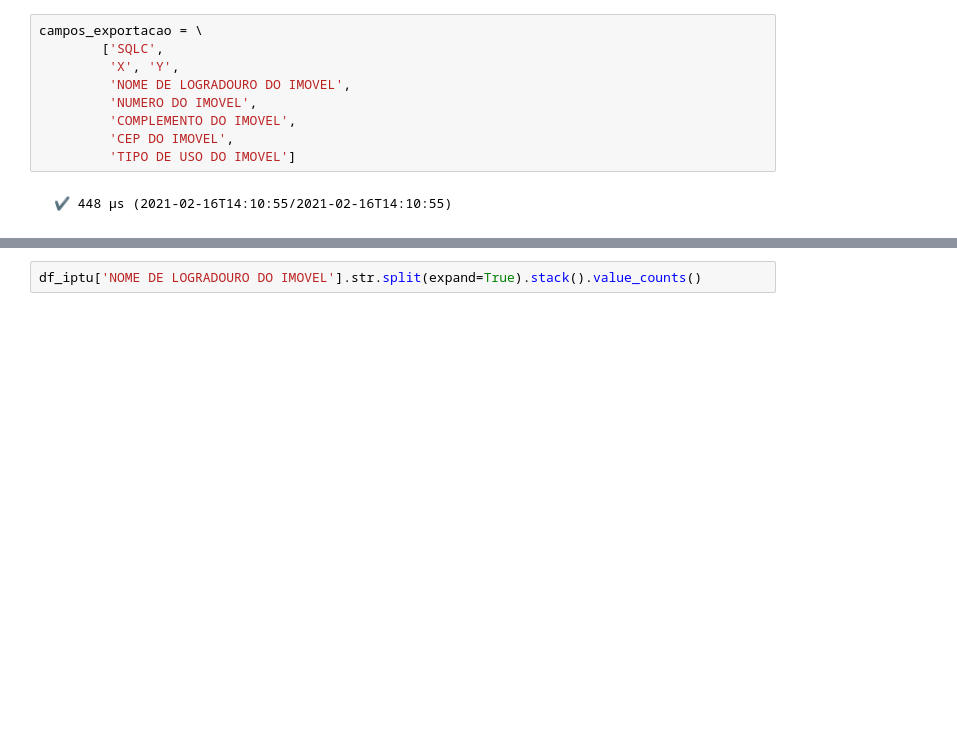
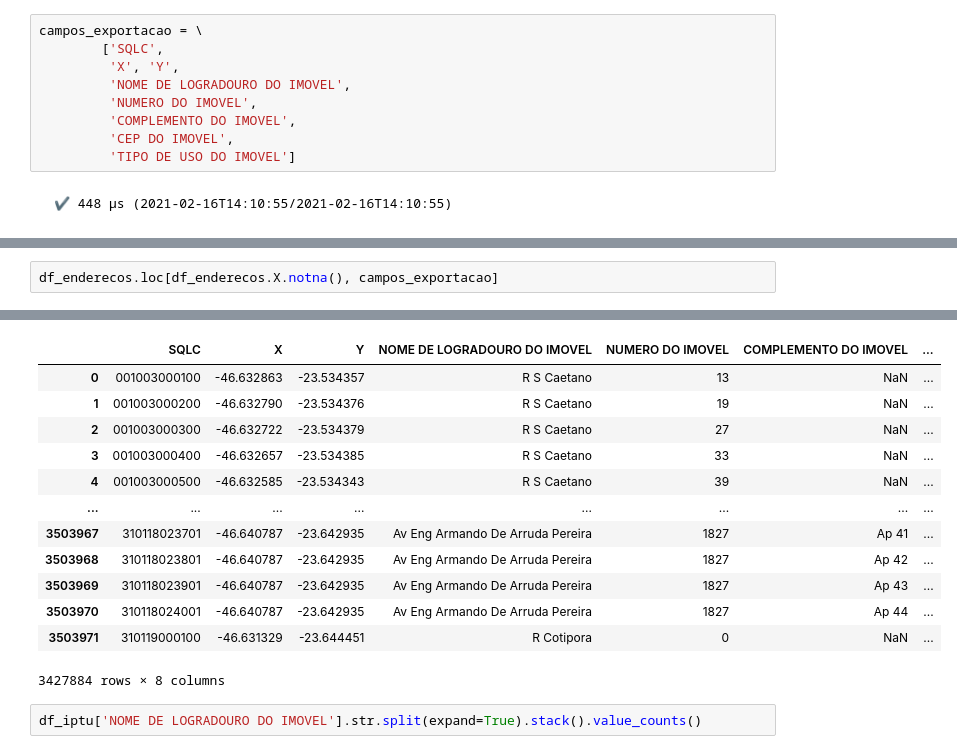
Before and after one commit to geoinfo-smdu/cadastro-fiscal, a Jupyter notebook: Gerando dados para OpenAddress.ipynb, the cells around one changed output, grey strips where cells are left out. Saved outputs shown, nothing was run; the diff lists cells and outputs as text; blank space fills up the shorter version.

```diff
--- a/Gerando dados para OpenAddress.ipynb
+++ b/Gerando dados para OpenAddress.ipynb
@@ -125,0 +155,3 @@ df_enderecos.loc[df_enderecos.X.notna(), campos_exportacao] \
+# %%
+df_enderecos.loc[df_enderecos.X.notna(), campos_exportacao]
+# %% [output]
@@ -126,3 +159,16 @@ df_enderecos.loc[df_enderecos.X.notna(), campos_exportacao] \
+|  | SQLC | X | Y | NOME DE LOGRADOURO DO IMOVEL | NUMERO DO IMOVEL | COMPLEMENTO DO IMOVEL | ... |
+| 0 | 001003000100 | -46.632863 | -23.534357 | R S Caetano | 13 | NaN | ... |
+| 1 | 001003000200 | -46.632790 | -23.534376 | R S Caetano | 19 | NaN | ... |
+| 2 | 001003000300 | -46.632722 | -23.534379 | R S Caetano | 27 | NaN | ... |
+| 3 | 001003000400 | -46.632657 | -23.534385 | R S Caetano | 33 | NaN | ... |
+| 4 | 001003000500 | -46.632585 | -23.534343 | R S Caetano | 39 | NaN | ... |
+| ... | ... | ... | ... | ... | ... | ... | ... |
+| 3503967 | 310118023701 | -46.640787 | -23.642935 | Av Eng Armando De Arruda Pereira | 1827 | Ap 41 | ... |
+| 3503968 | 310118023801 | -46.640787 | -23.642935 | Av Eng Armando De Arruda Pereira | 1827 | Ap 42 | ... |
+| 3503969 | 310118023901 | -46.640787 | -23.642935 | Av Eng Armando De Arruda Pereira | 1827 | Ap 43 | ... |
+| 3503970 | 310118024001 | -46.640787 | -23.642935 | Av Eng Armando De Arruda Pereira | 1827 | Ap 44 | ... |
+| 3503971 | 310119000100 | -46.631329 | -23.644451 | R Cotipora | 0 | NaN | ... |
+3427884 rows × 8 columns
 # %%
 df_iptu['NOME DE LOGRADOURO DO IMOVEL'].str.split(expand=True).stack().value_counts()
 # %% [output]
```
Also changed, not shown: parts of 4 cells of this notebook, 1 other file.
